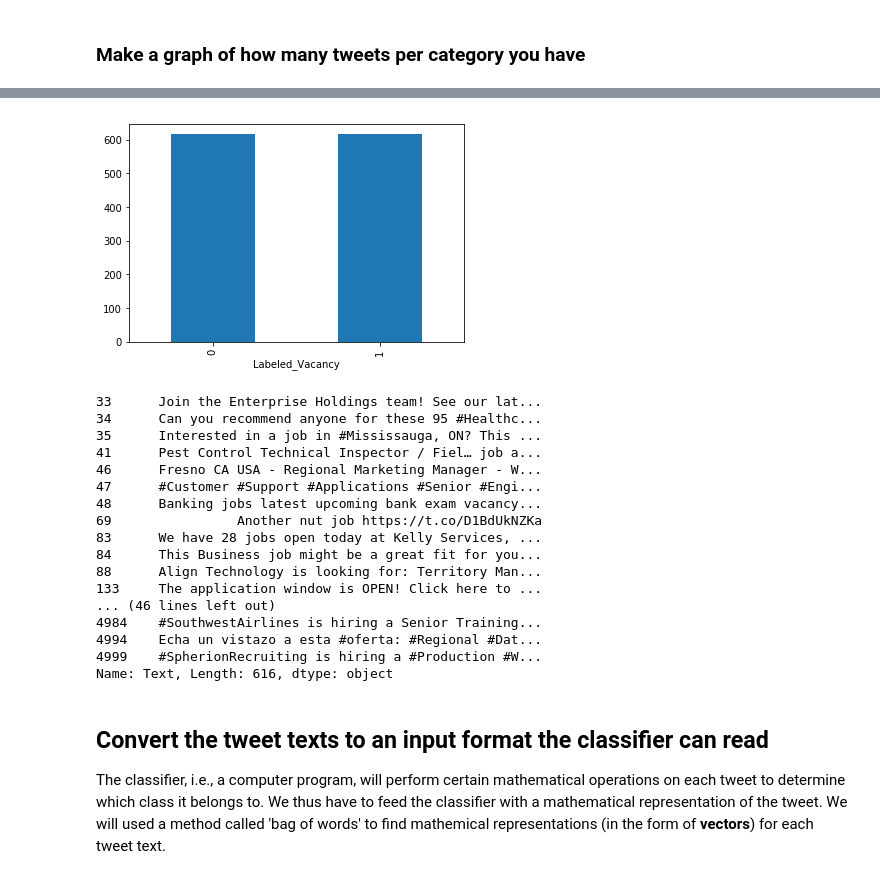
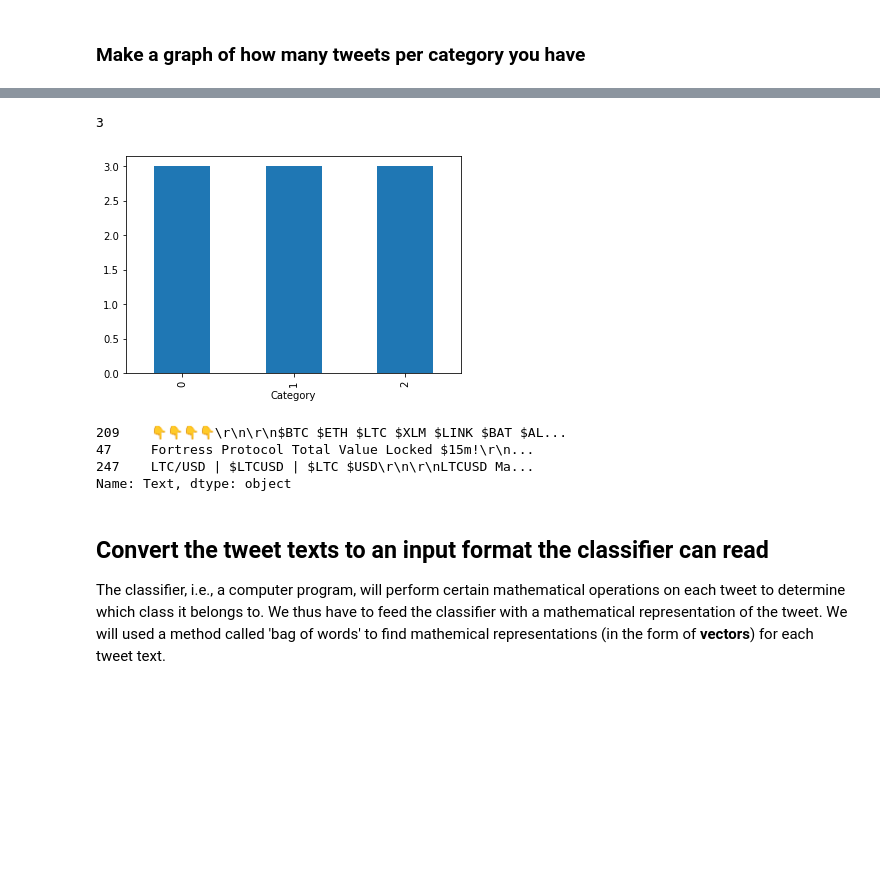
Before and after one commit to HannahPinson/twitterThesisProjects, a Jupyter notebook: analyzingTweets.ipynb, the cells around one changed output, grey strips where cells are left out. Cells and saved outputs as stored; diff of their text form; code cells hidden in the pictures; blank space fills up the shorter version.

```diff
--- a/analyzingTweets.ipynb
+++ b/analyzingTweets.ipynb
@@ -52,12 +57,8 @@ from scipy.stats import chi2
 # %% [markdown]
 ### Load the annotated tweets
 # %%
-tweet_dataset = pd.read_csv('negen_dertien_combined_labeled_tweets.csv', delimiter = ';', skiprows = 0, nrows=5000) #you can change the name of the file you want to load here
-
-tweet_dataset.Labeled_Vacancy = tweet_dataset.Labeled_Vacancy.astype(int) #to make sure the labels are correclty read as integer values
-tweet_dataset.Label = tweet_dataset.Labeled_Vacancy
+tweet_dataset = pd.read_csv('tweets_mathias.csv', delimiter = ';', skiprows = 0, nrows=3000) #you can change the name of the file you want to load here
+tweet_dataset  = tweet_dataset[tweet_dataset.Category == tweet_dataset.Category ] #checking equality will remove NaN
+tweet_dataset.Category = tweet_dataset.Category.astype(int) #to make sure the labels are correclty read as integer values
 tweet_dataset.head() #this will show the top lines in your dataset
-
-
-print(tweet_dataset.shape)
 # %% [output]
@@ -73,45 +79,57 @@ plt.show()
 # %%
 # Separate majority and minority classes
 df = tweet_dataset;
-df_majority = df[df.Labeled_Vacancy==0]
-df_minority = df[df.Labeled_Vacancy==1]
+df_lowest_number = df[df.Category==0]
+df_higher_number_1 = df[df.Category==1]
+df_higher_number_2 = df[df.Category==2]
+#df_higher_number_3 = df[df.Category==3]
 #df_minority = pd.concat([df[df.Label==0],df[df.Label==1],df[df.Label==2]])
 
 
-# Downsample majority class
-df_majority_downsampled = resample(df_majority,
-                                 replace=False,    # sample without replacement
-                                 n_samples=df_minority.shape[0],     # to match minority class
+n_samples = df_lowest_number.shape[0] #per category
+print(n_samples)
+oversample = True #sample with replacement, meaning that categories with less samples will contain duplicates such that there are n_samples per category
+
+# Downsample majority classes
+
+
+df_higher_number_0_downsampled = resample(df_lowest_number,
+                                 replace=oversample,    # sample without replacement
+                                 n_samples=n_samples,     # to match minority class
                                  random_state=123) # reproducible results
 
+
+df_higher_number_1_downsampled = resample(df_higher_number_1,
+                                 replace=oversample,    # sample without replacement
+                                 n_samples=n_samples,     # to match minority class
+                                 random_state=123) # reproducible results
+
+df_higher_number_2_downsampled = resample(df_higher_number_2,
+                                 replace=oversample,    # sample without replacement
+                                 n_samples=n_samples,     # to match minority class
+                                 random_state=123) # reproducible results
+
+
+# df_higher_number_3_downsampled = resample(df_higher_number_3,
+#                                  replace=oversample,    # sample without replacement
+#                                  n_samples=n_samples,     # to match minority class
+#                                  random_state=123) # reproducible results
+
 # Combine minority class with downsampled majority class
-df_downsampled = pd.concat([df_majority_downsampled, df_minority])
-
+df_downsampled = pd.concat([df_higher_number_0_downsampled , df_higher_number_1_downsampled, df_higher_number_2_downsampled  ])
 
 
 
 tweet_dataset = df_downsampled;
-tweet_dataset.groupby('Labeled_Vacancy').Text.count().plot.bar(ylim=0)
+tweet_dataset.groupby('Category').Text.count().plot.bar(ylim=0)
 plt.show()
 
 
-print(tweet_dataset[tweet_dataset.Labeled_Vacancy == 1].Text)
+print(tweet_dataset[tweet_dataset.Category == 1].Text)
 # %% [output]
+3
-[figure, old version]
+[figure, new version]
-33      Join the Enterprise Holdings team! See our lat...
-34      Can you recommend anyone for these 95 #Healthc...
-35      Interested in a job in #Mississauga, ON? This ...
-41      Pest Control Technical Inspector / Fiel… job a...
-46      Fresno CA USA - Regional Marketing Manager - W...
-47      #Customer #Support #Applications #Senior #Engi...
-48      Banking jobs latest upcoming bank exam vacancy...
-69                Another nut job https://t.co/D1BdUkNZKa
-83      We have 28 jobs open today at Kelly Services, ...
-84      This Business job might be a great fit for you...
-88      Align Technology is looking for: Territory Man...
-133     The application window is OPEN! Click here to ...
-... (46 lines left out)
-4984    #SouthwestAirlines is hiring a Senior Training...
-4994    Echa un vistazo a esta #oferta: #Regional #Dat...
-4999    #SpherionRecruiting is hiring a #Production #W...
-Name: Text, Length: 616, dtype: object
+209    👇👇👇👇\r\n\r\n$BTC $ETH $LTC $XLM $LINK $BAT $AL...
+47     Fortress Protocol Total Value Locked $15m!\r\n...
+247    LTC/USD | $LTCUSD | $LTC $USD\r\n\r\nLTCUSD Ma...
+Name: Text, dtype: object
```
Also changed, not shown: parts of 42 cells of this notebook.
